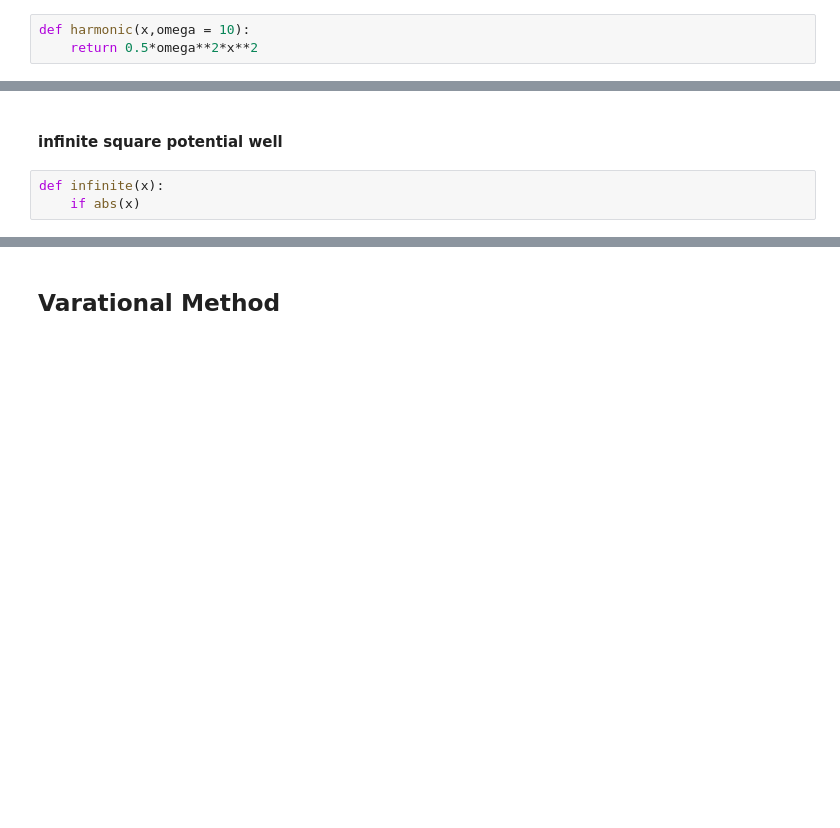
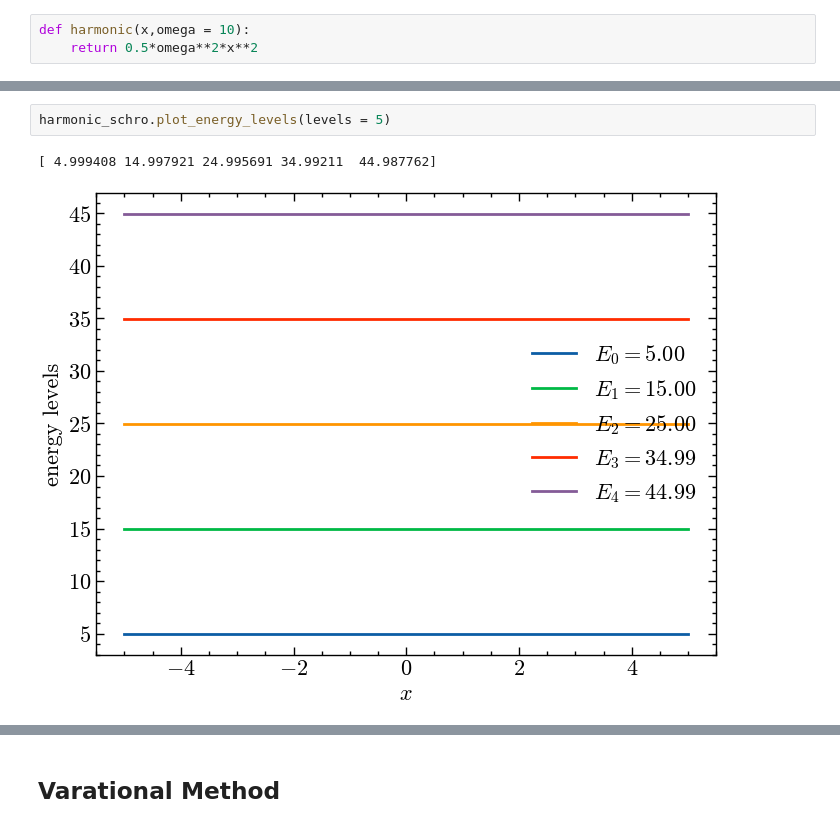
Before and after one commit to BorealisH/1dscheq, a Jupyter notebook: 1dse.ipynb, the cells around one changed output, grey strips where cells are left out. Drawn from its saved outputs; the diff is of its cells as text; blank space fills up the shorter version.

```diff
--- a/1dse.ipynb
+++ b/1dse.ipynb
@@ -184,5 +198,5 @@ schro_harmonic.check(n=1)
-# %% [markdown]
-#### infinite square potential well
-# %%
-def infinite(x):
-    if abs(x)
+# %%
+harmonic_schro.plot_energy_levels(levels = 5)
+# %% [output]
+[ 4.999408 14.997921 24.995691 34.99211  44.987762]
+[figure, added]
```
Also changed, not shown: parts of 24 cells of this notebook.
